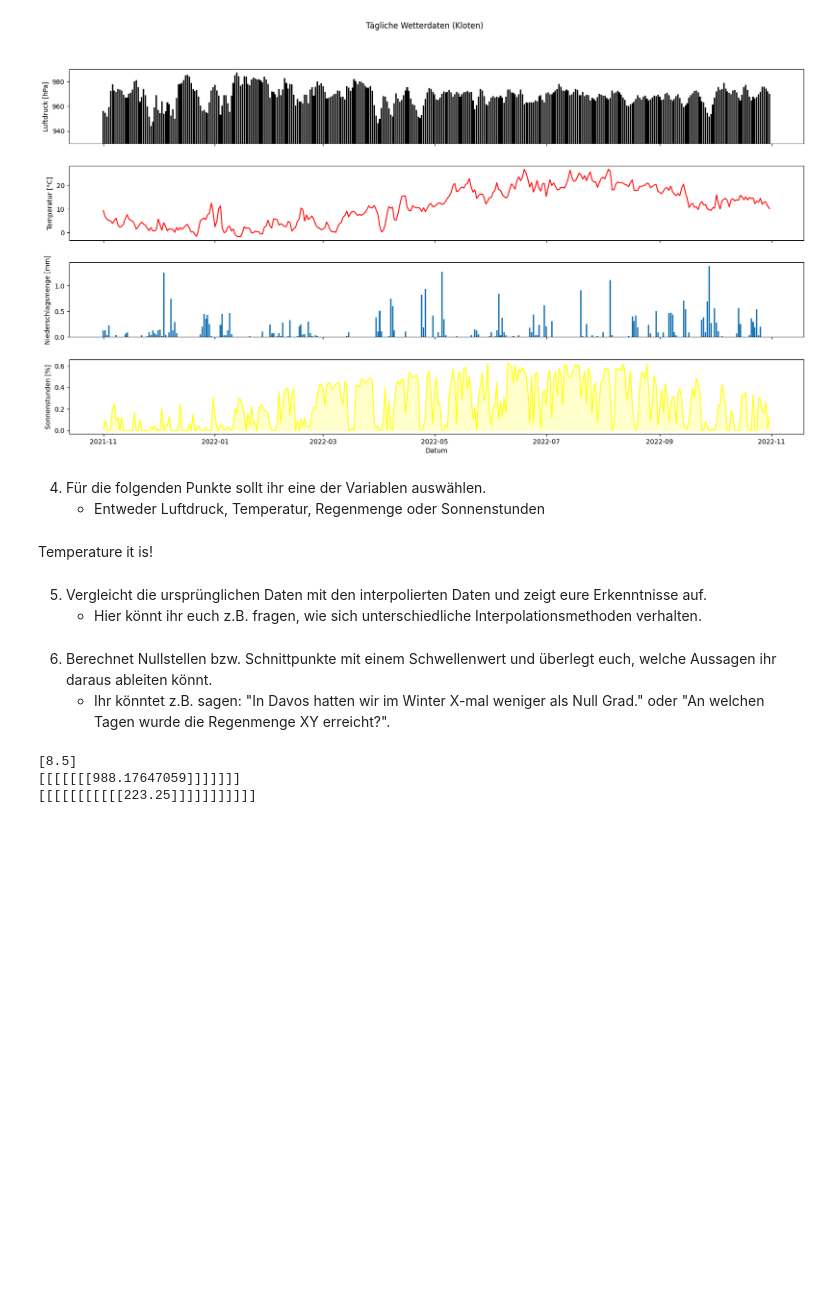
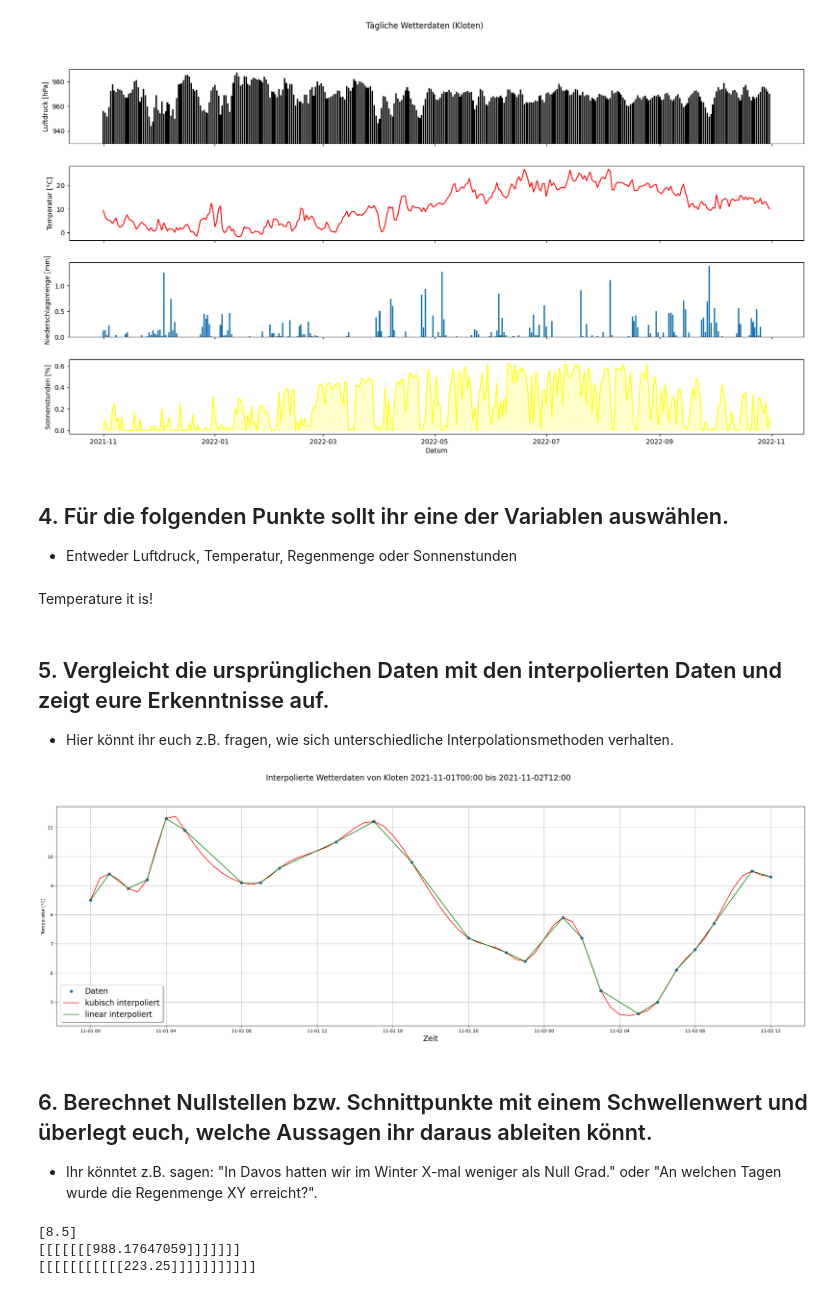
Before and after one commit to Kevin-J-Klein/NGDS-Gruppe-G, a Jupyter notebook: WetterstationGruppeG-Kevin.ipynb, the cells around one changed output. Drawn from its saved outputs; the diff is of its cells as text; code cells hidden in the pictures; blank space fills up the shorter version.

```diff
--- a/WetterstationGruppeG-Kevin.ipynb
+++ b/WetterstationGruppeG-Kevin.ipynb
@@ -66,6 +72,6 @@ time_datetime_inter = time_new.astype("datetime64[m]")
 # %%
 #daten für demo
-time_diff_demo = time_datetime[:25]
+datetime_demo= time_datetime[:25]
 max_demo = 2 * int(np.max(time_diff[:25])) + 1 #Für den Index beim Plotten der Demo-Daten
 # %%
 fig, (ax1, ax2, ax3, ax4) = plt.subplots(4, 1, sharex=True, figsize=(20,10))
@@ -179,17 +181,33 @@ plt.show()
 # %% [output]
 [figure]
 # %% [markdown]
-4. Für die folgenden Punkte sollt ihr eine der Variablen auswählen.
+## 4. Für die folgenden Punkte sollt ihr eine der Variablen auswählen.
    - Entweder Luftdruck, Temperatur, Regenmenge oder Sonnenstunden
 # %% [markdown]
 Temperature it is!
 # %% [markdown]
-5. Vergleicht die ursprünglichen Daten mit den interpolierten Daten und zeigt eure Erkenntnisse auf.
+## 5. Vergleicht die ursprünglichen Daten mit den interpolierten Daten und zeigt eure Erkenntnisse auf.
    - Hier könnt ihr euch z.B. fragen, wie sich unterschiedliche Interpolationsmethoden verhalten.
 # %%
 f_linear_temp = interp1d(time_diff, klo_weather_t[3:4], kind = 'linear')
+# %%
+fig, ax2 = plt.subplots(1, 1, sharex=True, figsize=(30,10), gridspec_kw={'bottom': 0.2}) #gridspec_kw={'bottom': 0.2} sorgt dafür, dass die x-Achse nicht abgeschnitten wird
+# Plot ax2 mit dem markierten Bereich
+ax2.plot(datetime_demo, temp[:25], 'o', label='Daten')
+ax2.plot(time_datetime_inter[0:max_demo], temp_inter_cubic[0:max_demo], 'r-', label='kubisch interpoliert')
+ax2.plot(time_datetime_inter[0:max_demo], temp_inter_linear[0:max_demo], 'g-', label='linear interpoliert')
+ax2.set_ylabel('Temperatur [°C]')
+ax2.legend( loc='lower left', shadow=True, fontsize='xx-large')
+
+plt.grid()
+plt.xlabel('Zeit', fontsize='xx-large')
+
+plt.suptitle('Interpolierte Wetterdaten von Kloten {0} bis {1}'.format(time_datetime_inter[0], time_datetime_inter[max_demo-1]), fontsize='xx-large')
+plt.show()
+# %% [output]
+[figure, added]
 # %% [markdown]
-6. Berechnet Nullstellen bzw. Schnittpunkte mit einem Schwellenwert und überlegt euch, welche Aussagen ihr daraus ableiten könnt.
+## 6. Berechnet Nullstellen bzw. Schnittpunkte mit einem Schwellenwert und überlegt euch, welche Aussagen ihr daraus ableiten könnt.
    - Ihr könntet z.B. sagen: "In Davos hatten wir im Winter X-mal weniger als Null Grad." oder "An welchen Tagen wurde die Regenmenge XY erreicht?".
 # %%
 print(f_linear_temp(0))
```
Also changed, not shown: parts of 15 cells of this notebook.
